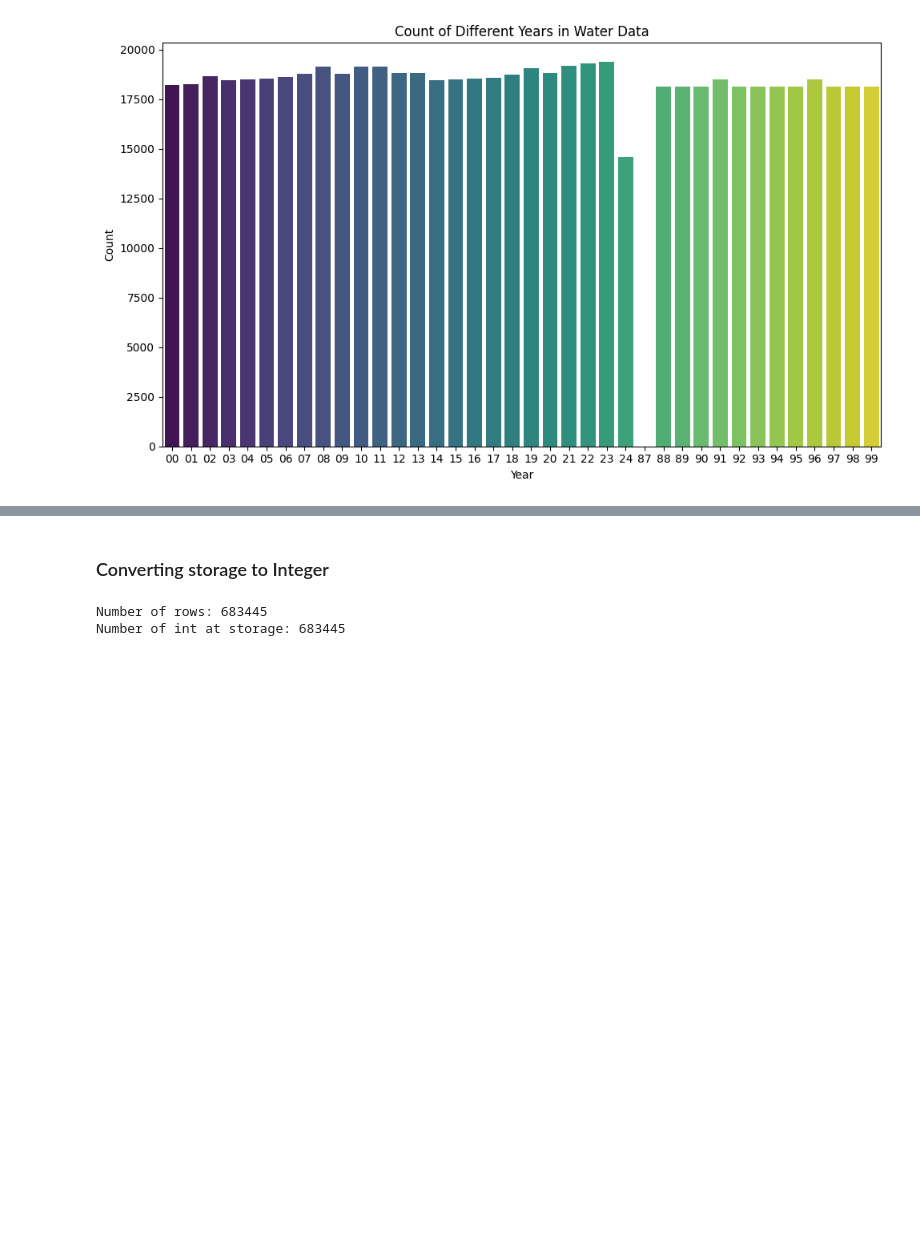
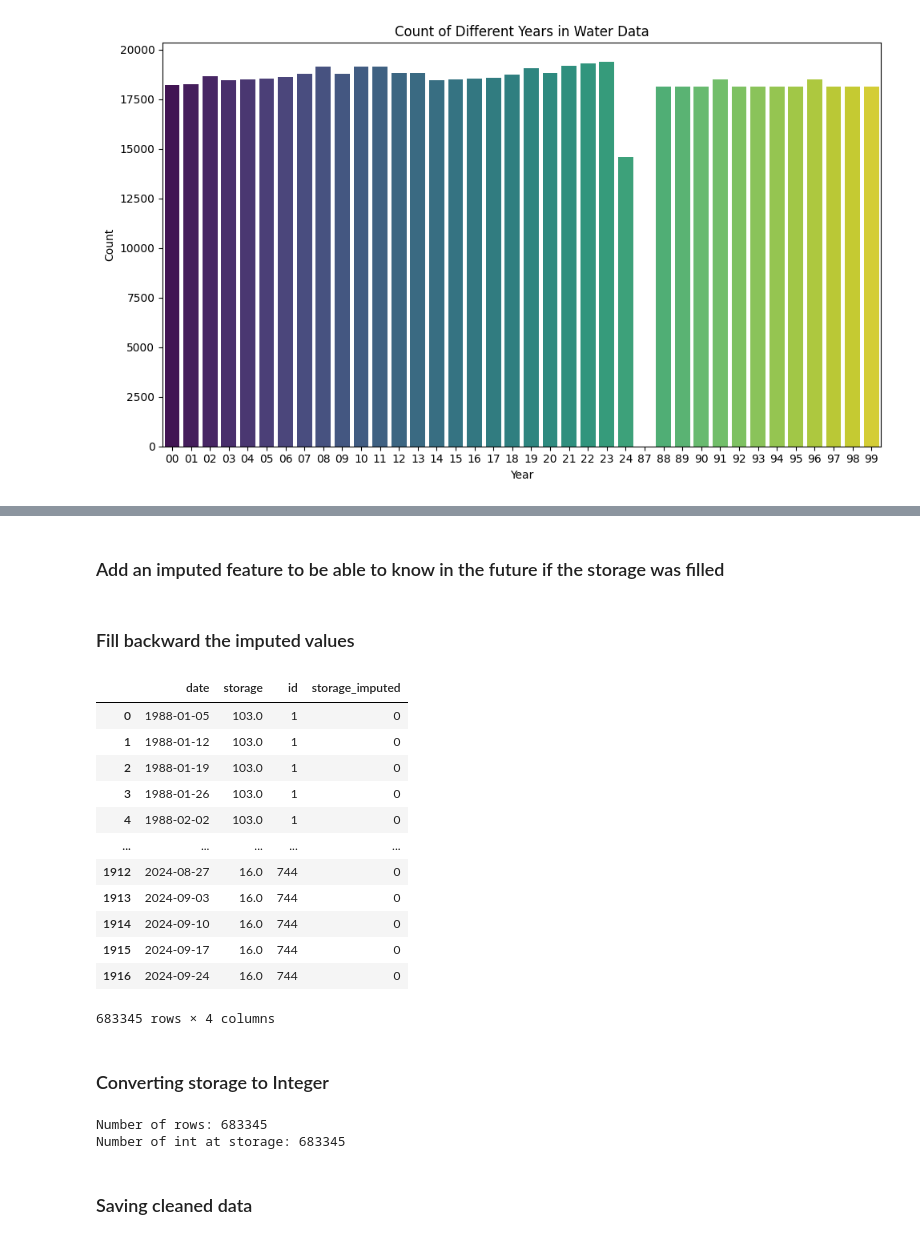
Before and after one commit to ivanver02/reservoir-data-platform, a Jupyter notebook: notebooks/data_cleaning/water.ipynb, the cells around one changed output, grey strips where cells are left out. Saved outputs shown, nothing was run; the diff lists cells and outputs as text; code cells hidden in the pictures; blank space fills up the shorter version.

```diff
--- a/notebooks/data_cleaning/water.ipynb
+++ b/notebooks/data_cleaning/water.ipynb
@@ -144,0 +157,4 @@ Length: 683445, dtype: object
+# %%
+filter_mask = ((water_pd['id'] == 396) & (water_pd['date'].dt.year < 2005)) | ((water_pd['id'] == 376) & (water_pd['date'].dt.year < 2012))
+water_pd_filtered = water_pd[filter_mask == False]
+water_pd_filtered
@@ -145,12 +175,50 @@ Length: 683445, dtype: object
+# %%
+def reindex_weekly(group): # This function is applied to every reservoir
+    group_id = group.name
+    # Create a complete weekly date range for this id
+    full_range = pd.date_range(start=group['date'].min(), end=group['date'].max(), freq='7D')
+    group = group.set_index('date').reindex(full_range)
+    group['id'] = group_id
+    group = group.reset_index().rename(columns={'index': 'date'})
+    return group
+# %%
+# Drop id before groupby to avoid a future warning (even though the one we apply groupby to has the id column)
+water_pd_filtered_full = water_pd_filtered.drop(columns=['id']).groupby(water_pd_filtered['id'], group_keys=False).apply(reindex_weekly)
+# %% [markdown]
+### Add an imputed feature to be able to know in the future if the storage was filled
+# %%
+water_pd_filtered_full['storage_imputed'] = water_pd_filtered_full['storage'].isna().astype(int)
+# %% [markdown]
+### Fill backward the imputed values
+# %%
+water_pd_filtered_full.loc[:, 'storage'] = water_pd_filtered_full['storage'].fillna(method='bfill')
+water_pd_filtered_full
+# %% [output]
+|  | date | storage | id | storage_imputed |
+| 0 | 1988-01-05 | 103.0 | 1 | 0 |
+| 1 | 1988-01-12 | 103.0 | 1 | 0 |
+| 2 | 1988-01-19 | 103.0 | 1 | 0 |
+| 3 | 1988-01-26 | 103.0 | 1 | 0 |
+| 4 | 1988-02-02 | 103.0 | 1 | 0 |
+| ... | ... | ... | ... | ... |
+| 1912 | 2024-08-27 | 16.0 | 744 | 0 |
+| 1913 | 2024-09-03 | 16.0 | 744 | 0 |
+| 1914 | 2024-09-10 | 16.0 | 744 | 0 |
+| 1915 | 2024-09-17 | 16.0 | 744 | 0 |
+| 1916 | 2024-09-24 | 16.0 | 744 | 0 |
+683345 rows × 4 columns
 # %% [markdown]
 ### Converting storage to Integer
 # %%
+water_pd = water_pd_filtered_full
 # Let's ensure that every float is actually an int
 print(f"Number of rows: {len(water_pd)}")
-print(f"Number of int at storage: {len(water_pd[water_pd['storage'] == water_pd['storage'].apply(int)])}")
+print(f"Number of int at storage: {len(water_pd[water_pd['storage'] % 1 == 0])}")
 # %% [output]
-Number of rows: 683445
-Number of int at storage: 683445
+Number of rows: 683345
+Number of int at storage: 683345
 # %%
 water_pd['storage'] = water_pd['storage'].astype(int)
+# %% [markdown]
+### Saving cleaned data
 # %%
```
Also changed, not shown: parts of 19 cells of this notebook, 59 other files.
